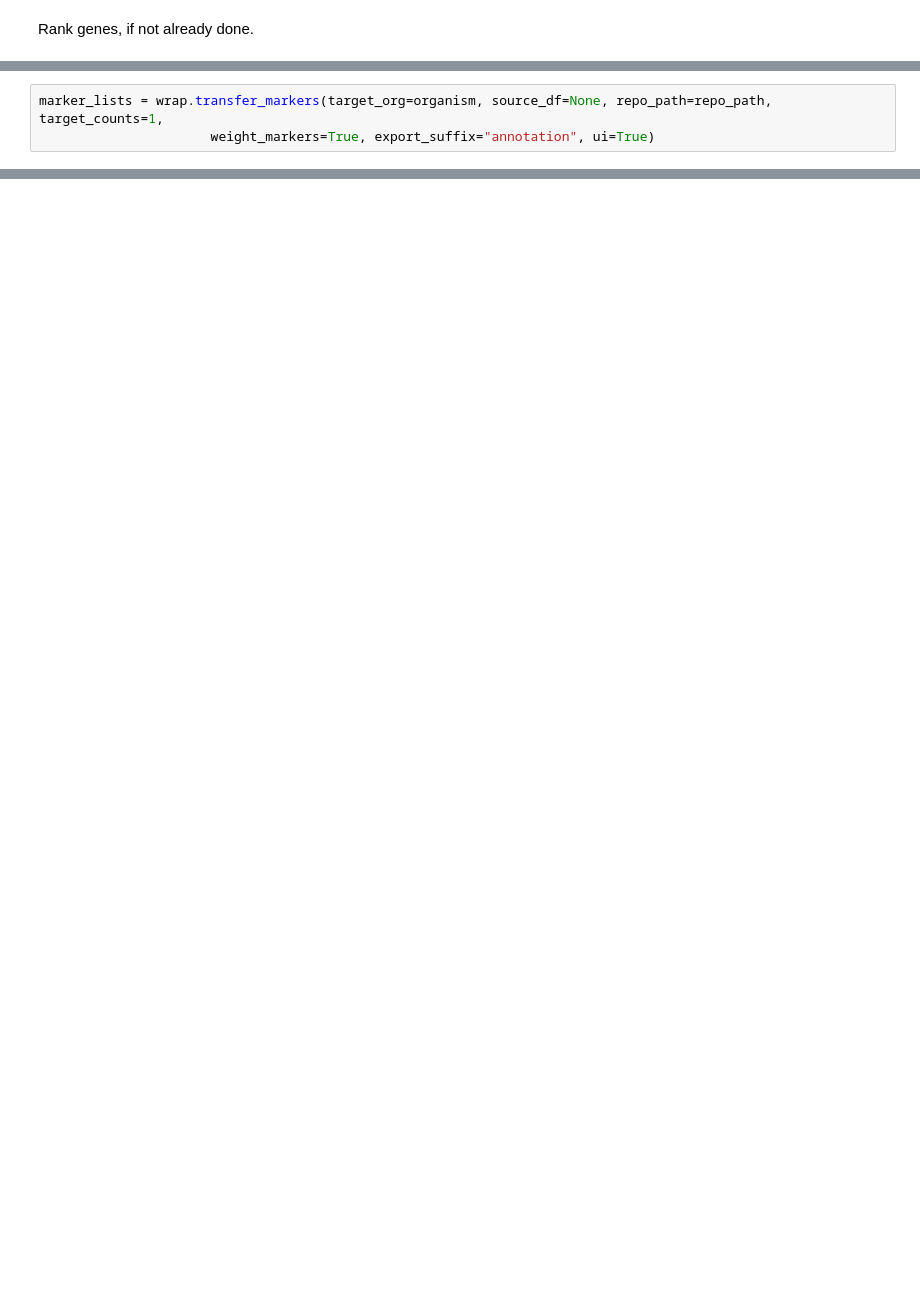
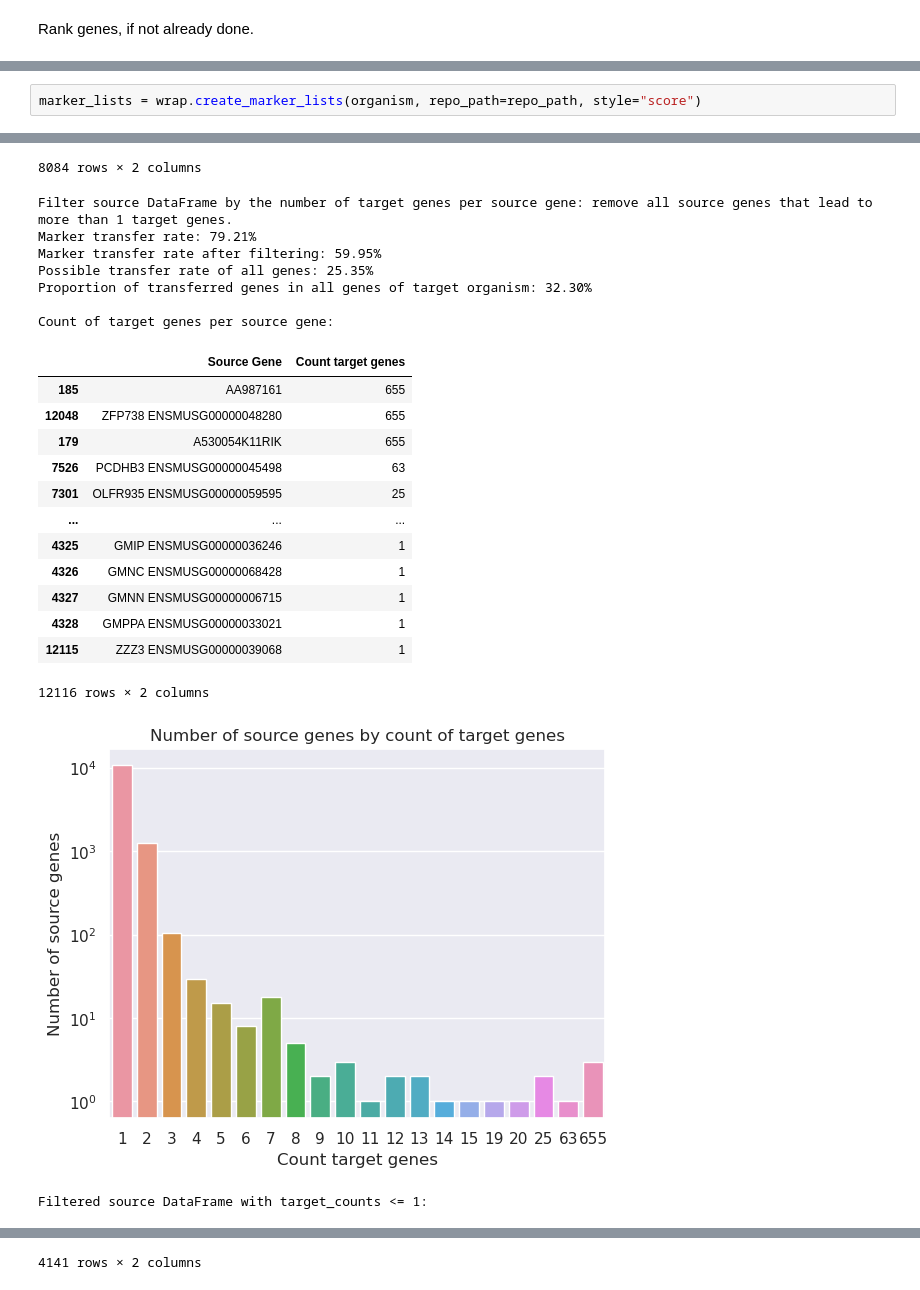
Before and after one commit to loosolab/MarkerRepo, a Jupyter notebook: notebooks/annotation.ipynb, the cells around one changed output, grey strips where cells are left out. Drawn from its saved outputs; the diff is of its cells as text; blank space fills up the shorter version.

Commit message:
annotation notebook updated

```diff
--- a/notebooks/annotation.ipynb
+++ b/notebooks/annotation.ipynb
@@ -69,3 +120,3 @@ Use homology to create marker list(s)
 # %%
-marker_lists = wrap.transfer_markers(target_org=organism, source_df=None, repo_path=repo_path, target_counts=1,
-                      weight_markers=True, export_suffix="annotation", ui=True)
+marker_lists = wrap.create_marker_lists(organism, repo_path=repo_path, style="score")
+# %% [output]
@@ -71,0 +152,23 @@ marker_lists = wrap.transfer_markers(target_org=organism, source_df=None, repo_p
+8084 rows × 2 columns
+Filter source DataFrame by the number of target genes per source gene: remove all source genes that lead to more than 1 target genes.
+Marker transfer rate: 79.21%
+Marker transfer rate after filtering: 59.95%
+Possible transfer rate of all genes: 25.35%
+Proportion of transferred genes in all genes of target organism: 32.30%
+
+Count of target genes per source gene:
+|  | Source Gene | Count target genes |
+| 185 | AA987161 | 655 |
+| 12048 | ZFP738 ENSMUSG00000048280 | 655 |
+| 179 | A530054K11RIK | 655 |
+| 7526 | PCDHB3 ENSMUSG00000045498 | 63 |
+| 7301 | OLFR935 ENSMUSG00000059595 | 25 |
+| ... | ... | ... |
+| 4325 | GMIP ENSMUSG00000036246 | 1 |
+| 4326 | GMNC ENSMUSG00000068428 | 1 |
+| 4327 | GMNN ENSMUSG00000006715 | 1 |
+| 4328 | GMPPA ENSMUSG00000033021 | 1 |
+| 12115 | ZZZ3 ENSMUSG00000039068 | 1 |
+12116 rows × 2 columns
+[figure, added]
+Filtered source DataFrame with target_counts <= 1:
@@ -71,0 +187 @@ marker_lists = wrap.transfer_markers(target_org=organism, source_df=None, repo_p
+4141 rows × 2 columns
```
Also changed, not shown: parts of 30 cells of this notebook.
